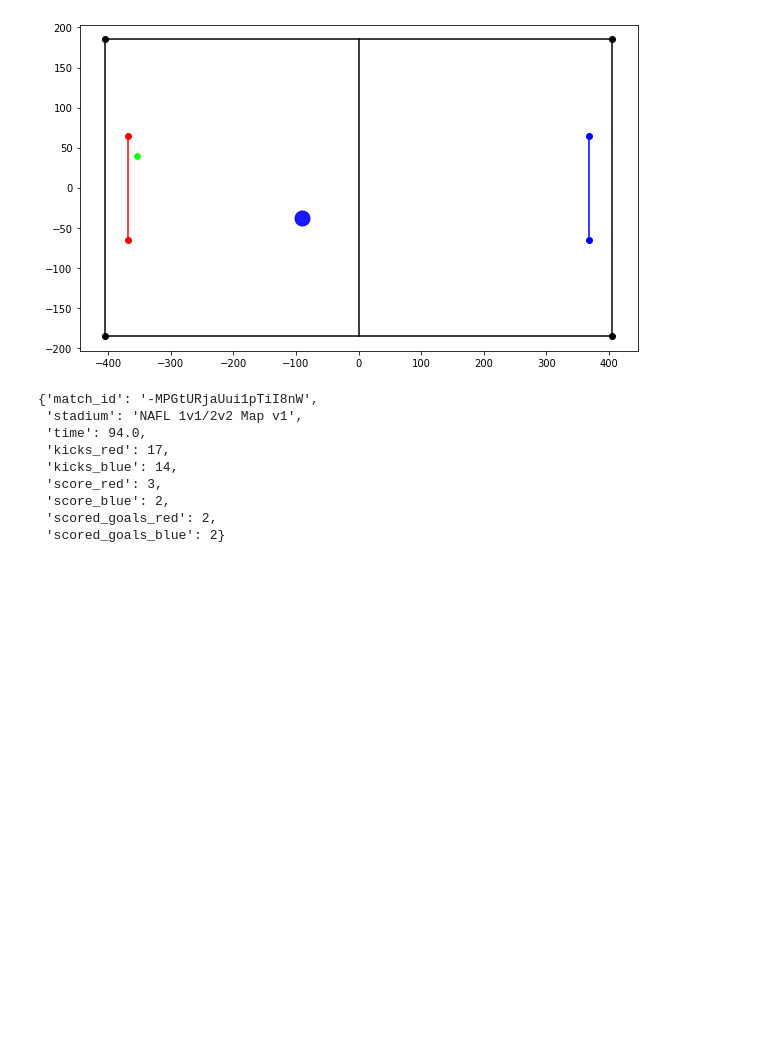
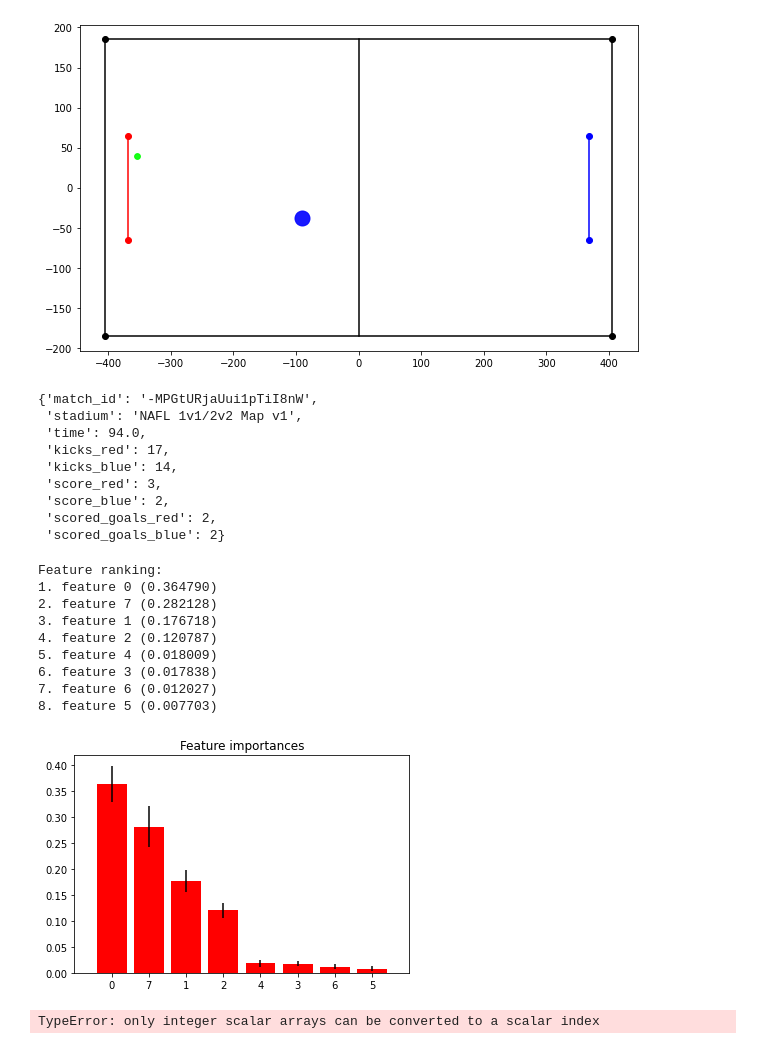
Before and after one commit to vingkan/haxml, a Jupyter notebook: notebooks/visualizations.ipynb, the cells around one changed output. Saved outputs shown, nothing was run; the diff lists cells and outputs as text; code cells hidden in the pictures; blank space fills up the shorter version.

```diff
--- a/notebooks/visualizations.ipynb
+++ b/notebooks/visualizations.ipynb
@@ -105,3 +106,44 @@ metadata[45]
  'score_blue': 2,
  'scored_goals_red': 2,
  'scored_goals_blue': 2}
+# %%
+features = ["goal_distance","goal_angle","defender_dist","closest_defender","defenders_within_box","in_box","in_shot","ball_speed"]
+X_train = d_train[features]
+y_train = d_train["ag"]
+
+importances = clf.feature_importances_
+std = np.std([tree.feature_importances_ for tree in clf.estimators_],
+             axis=0)
+indices = np.argsort(importances)[::-1]
+
+# Print the feature ranking
+print("Feature ranking:")
+
+for f in range(X_train.shape[1]):
+    print("%d. feature %d (%f)" % (f + 1, indices[f], importances[indices[f]]))
+
+# Plot the impurity-based feature importances of the forest
+plt.figure()
+plt.title("Feature importances")
+plt.bar(range(X_train.shape[1]), importances[indices],
+        color="r", yerr=std[indices], align="center")
+plt.xticks(range(X_train.shape[1]), indices)
+plt.xlim([-1, X_train.shape[1]])
+plt.show()
+# %% [output]
+Feature ranking:
+1. feature 0 (0.364790)
+2. feature 7 (0.282128)
+3. feature 1 (0.176718)
+4. feature 2 (0.120787)
+5. feature 4 (0.018009)
+6. feature 3 (0.017838)
+7. feature 6 (0.012027)
+8. feature 5 (0.007703)
+[figure, added]
+# %%
+sorted_idx = clf.feature_importances_.argsort()
+plt.barh(features[sorted_idx], clf.feature_importances_[sorted_idx])
+plt.title("Feature importances")
+# %% [output]
+TypeError: only integer scalar arrays can be converted to a scalar index
```
Also changed, not shown: parts of 5 cells of this notebook, 5 other files.
